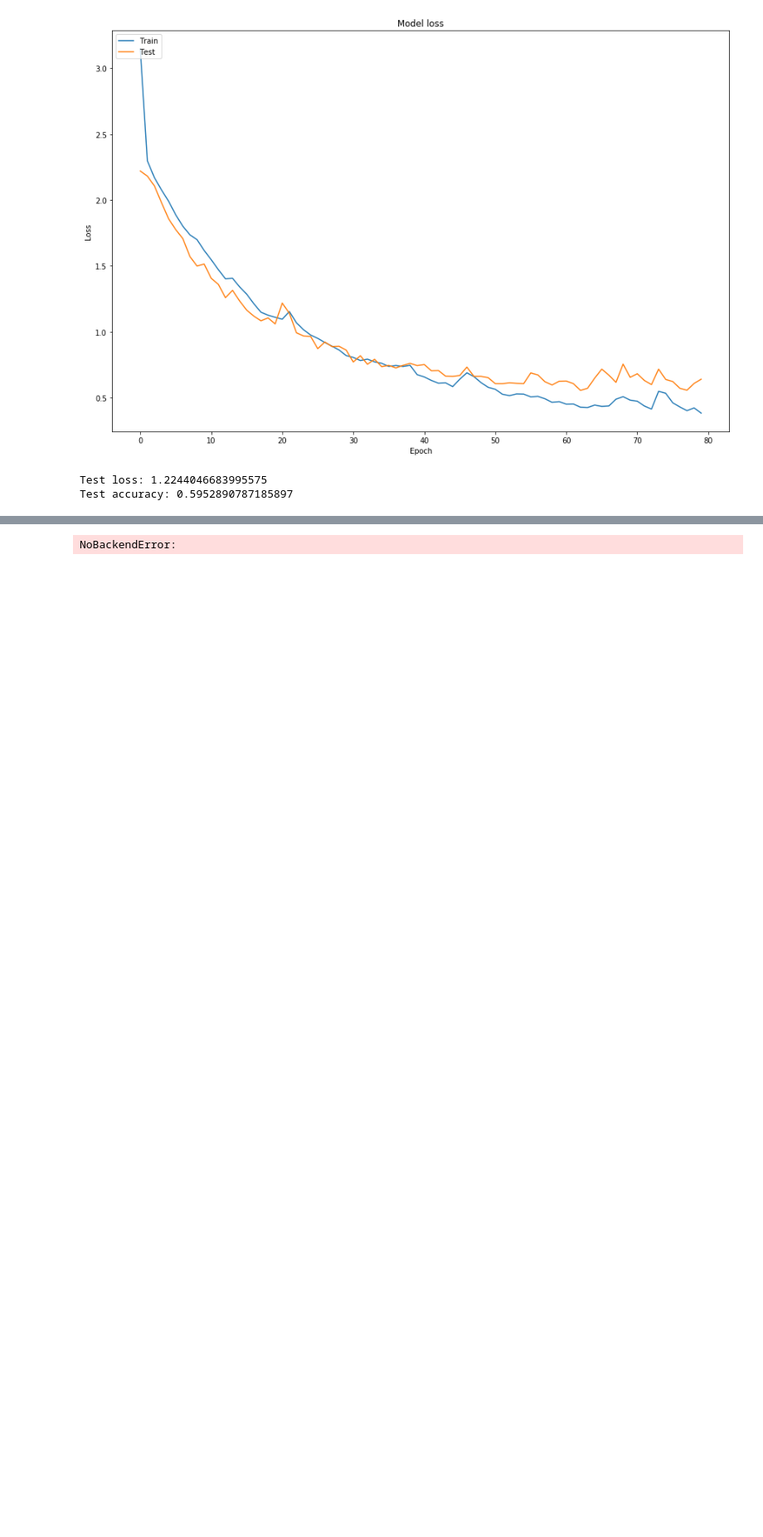
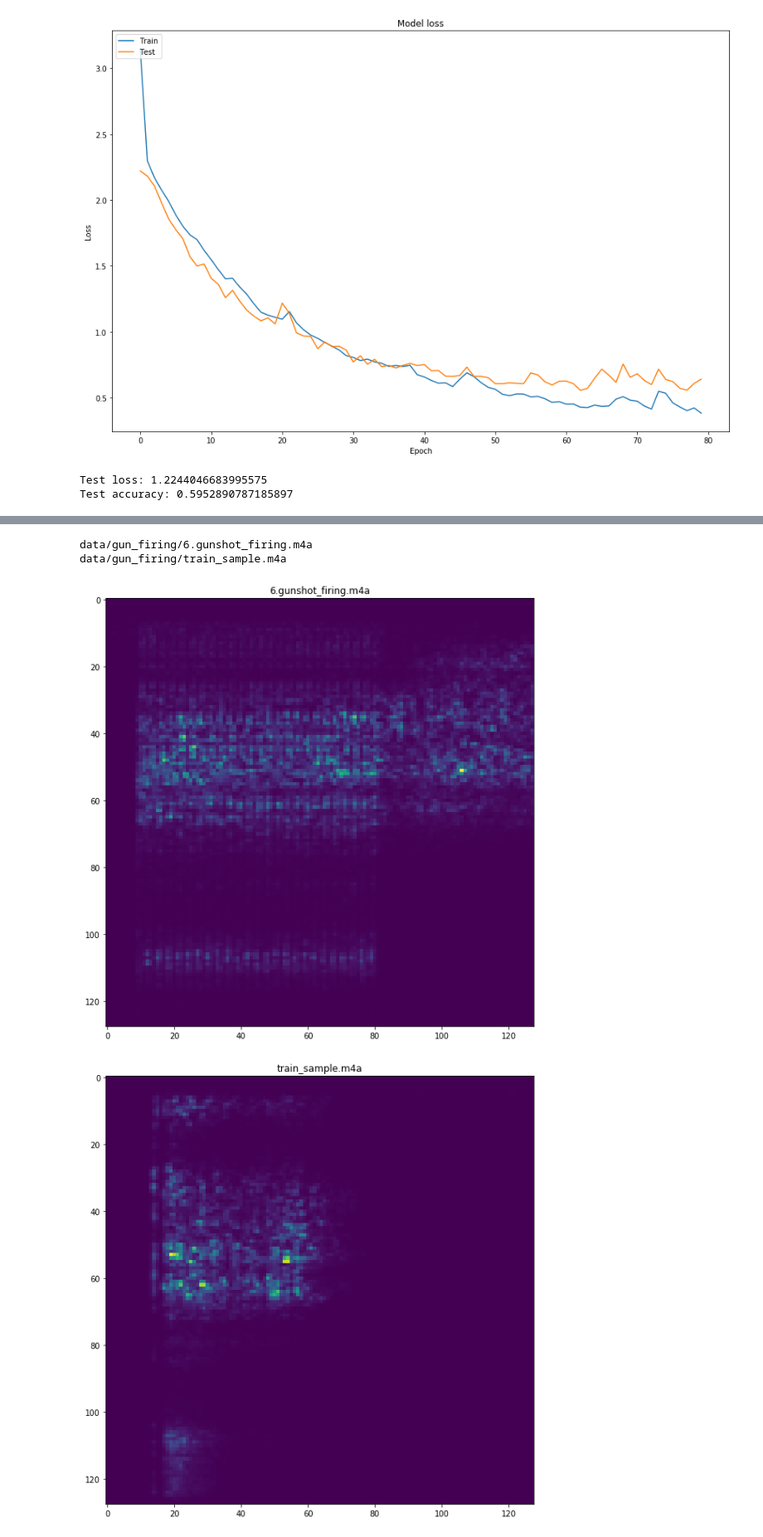
Before and after one commit to meflouu/AudioClassificationProject, a Jupyter notebook: AudioProject.ipynb, the cells around one changed output, grey strips where cells are left out. Shown at 83% size. Saved outputs shown, nothing was run; the diff lists cells and outputs as text; code cells hidden in the pictures; blank space fills up the shorter version.

Commit message:
updated with audio mel output

```diff
--- a/AudioProject.ipynb
+++ b/AudioProject.ipynb
@@ -250,8 +245,8 @@ for audio_file in sorted (os.listdir(path)):
     print('File \t{0} \tpredicted as class {1} \t{2}'.format(audio_file, best_model.predict_classes(y),
           best_model.predict_classes(y)[0] == int(audio_file[0]))) # predict class
 
-    plt.rcParams['figure.figsize'] = [3, 2]
-    plt.plot(np.arange(10), best_model.predict(y).ravel())  # prediction likelihoods
-    plt.show()
+#     plt.rcParams['figure.figsize'] = [3, 2]
+#     plt.plot(np.arange(10), best_model.predict(y).ravel())  # prediction likelihoods
+#     plt.show()
 # %% [output]
 File    0.air_condition.m4a     predicted as class [0]  True
@@ -272,13 +266,18 @@ plt.rcParams['figure.figsize'] = [15, 10]  # Make output graphs larger in Jupyte
 # %%
 path = 'data/gun_firing/'
 
 for audio_file in sorted (os.listdir(path)):
+    print(path + audio_file)
     y, sr = librosa.load(path + audio_file, duration=2.97)
     ps = librosa.feature.melspectrogram(y=y, sr=sr)
     k = np.array(ps)
 
     plt.figure(audio_file)
+    plt.title(audio_file)
     plt.imshow(k)
     plt.plot()
 # %% [output]
-NoBackendError:
+data/gun_firing/6.gunshot_firing.m4a
+data/gun_firing/train_sample.m4a
+[figure, added]
+[figure, added]
```
Also changed, not shown: parts of 5 cells of this notebook.
